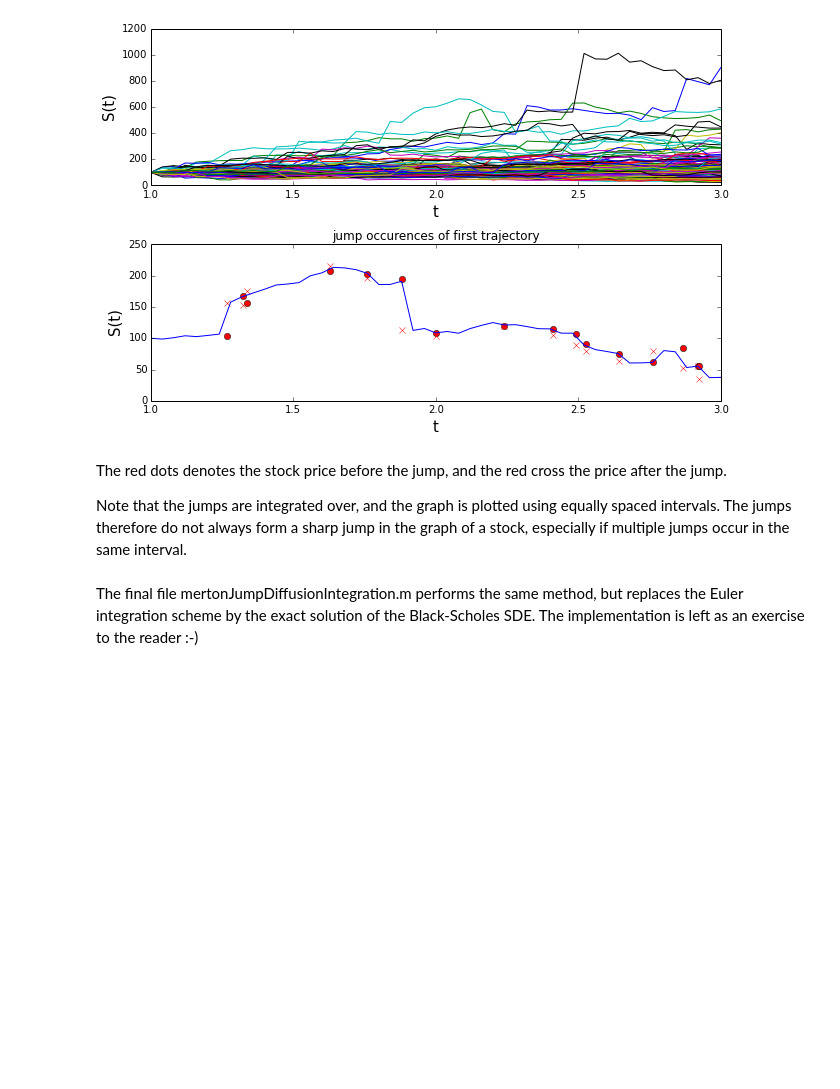
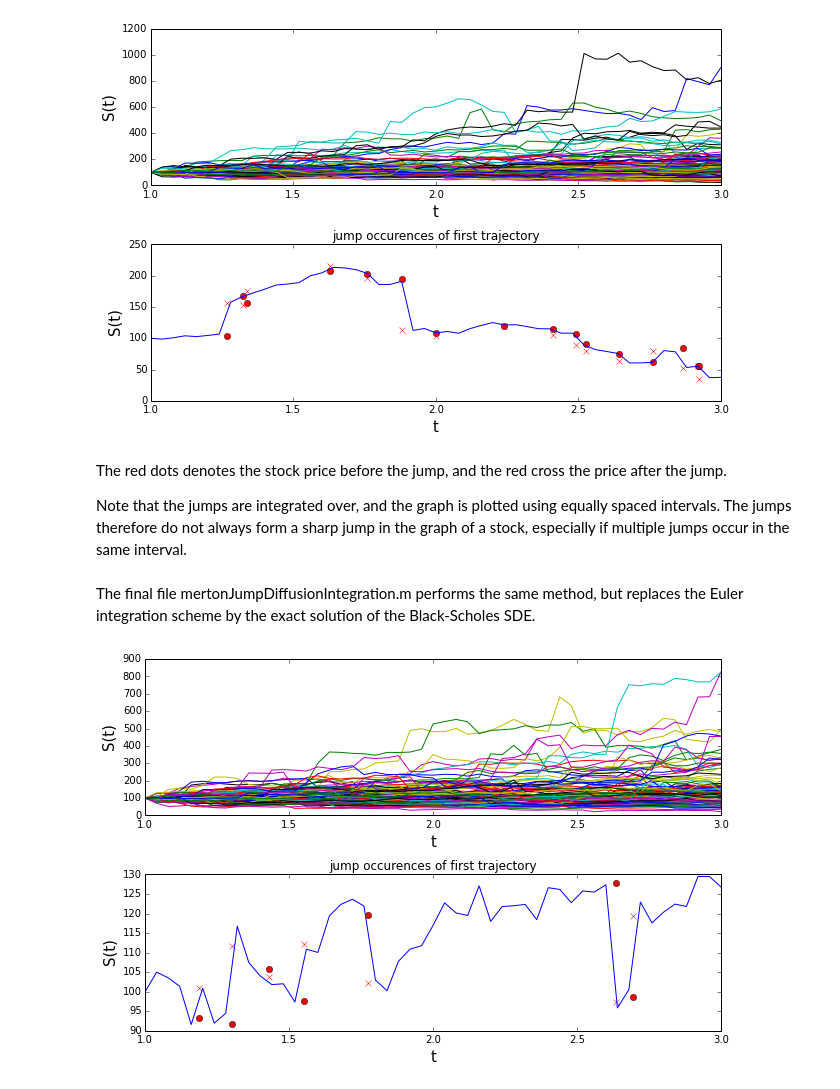
Before and after one commit to olafSmits/MonteCarloMethodsInFinance, a Jupyter notebook: Week 6.ipynb, the cells around one changed output. Saved outputs shown, nothing was run; the diff lists cells and outputs as text; code cells hidden in the pictures; blank space fills up the shorter version.

Commit message:
Implemented mertonJumpDiffusionIntegration

```diff
--- a/Week 6.ipynb
+++ b/Week 6.ipynb
@@ -461,4 +461,4 @@ The red dots denotes the stock price before the jump, and the red cross the pric
 
 Note that the jumps are integrated over, and the graph is plotted using equally spaced intervals. The jumps therefore do not always form a sharp jump in the graph of a stock, especially if multiple jumps occur in the same interval.
 # %% [markdown]
-The final file mertonJumpDiffusionIntegration.m performs the same method, but replaces the Euler integration scheme by the exact solution of the Black-Scholes SDE. The implementation is left as an exercise to the reader :-)
+The final file mertonJumpDiffusionIntegration.m performs the same method, but replaces the Euler integration scheme by the exact solution of the Black-Scholes SDE.
@@ -464,0 +586,4 @@ The final file mertonJumpDiffusionIntegration.m performs the same method, but re
+# %%
+exampleMertonJumpDiffusionModel()
+# %% [output]
+[figure, added]
```
Also changed, not shown: parts of 2 cells of this notebook.
